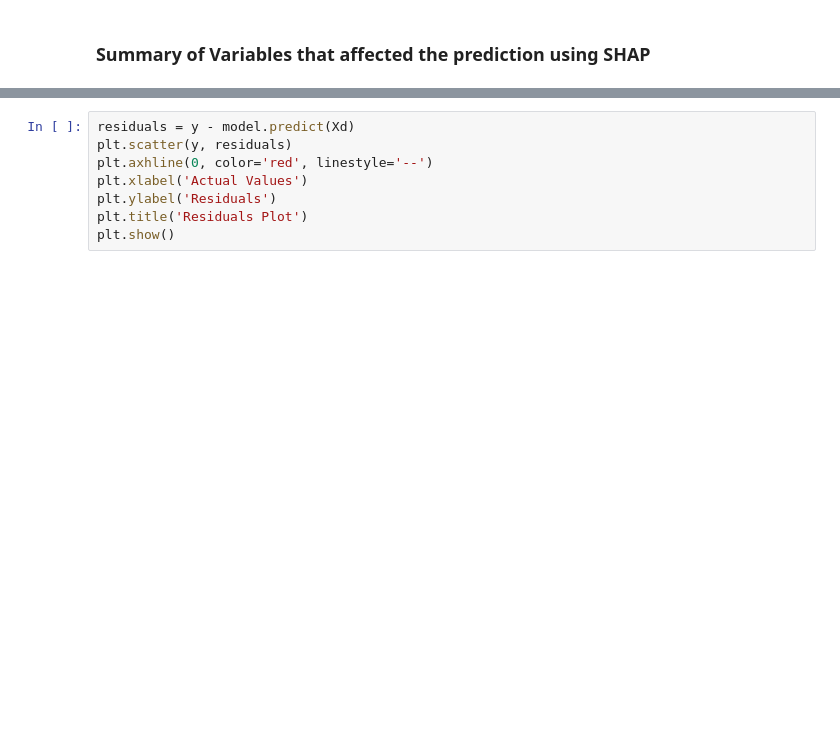
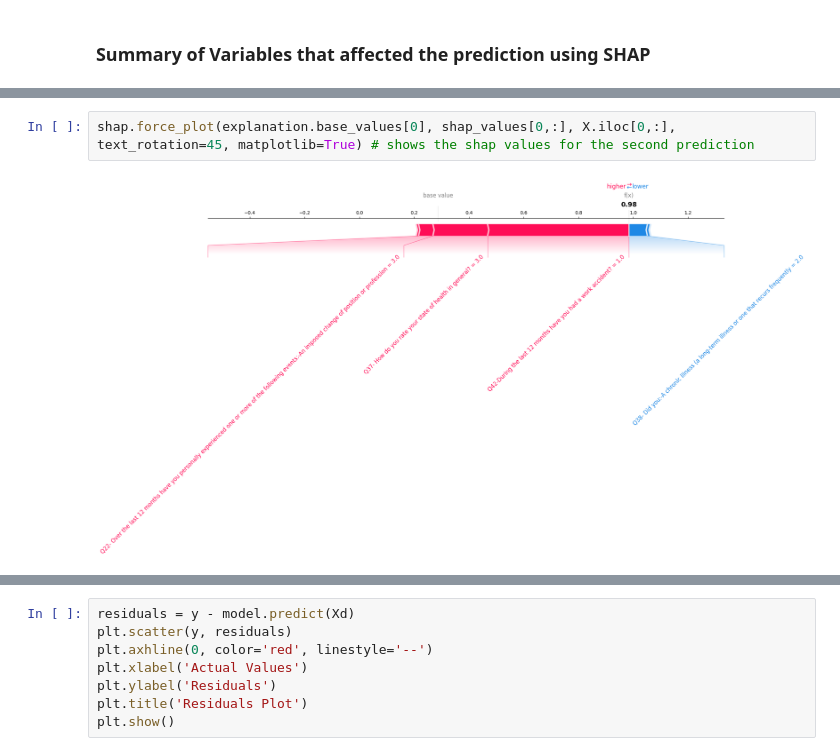
Before and after one commit to dilancroos/sl_predictors_xai, a Jupyter notebook: 01_shap.ipynb, the cells around one changed output, grey strips where cells are left out. Cells and saved outputs as stored; diff of their text form; blank space fills up the shorter version.

```diff
--- a/01_shap.ipynb
+++ b/01_shap.ipynb
@@ -318,3 +319,7 @@ Baseline Model error = 114.42488
+# %%
+shap.force_plot(explanation.base_values[0], shap_values[0,:], X.iloc[0,:], text_rotation=45, matplotlib=True) # shows the shap values for the second prediction
+# %% [output]
+[figure, added]
 # %%
 shap.plots.force(explainer.expected_value, shap_values[0, ...]) # shap_values[0, ...] is the SHAP values for the first instance in the dataset
 # ... is a numpy slice that means "all of the other axes"
```
Also changed, not shown: parts of 13 cells of this notebook.
